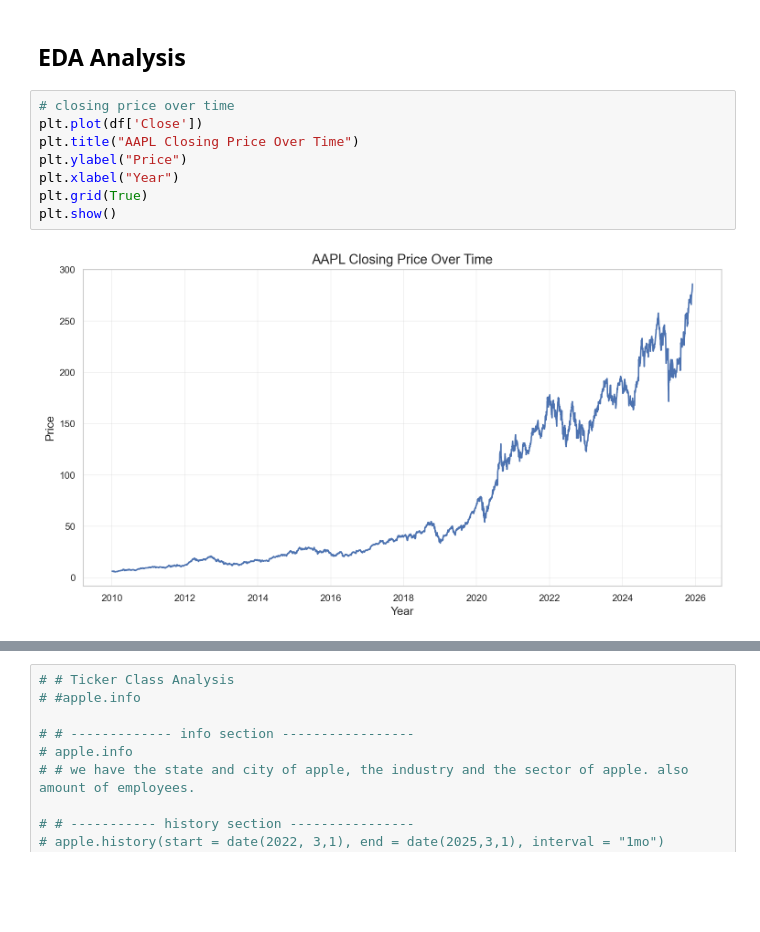
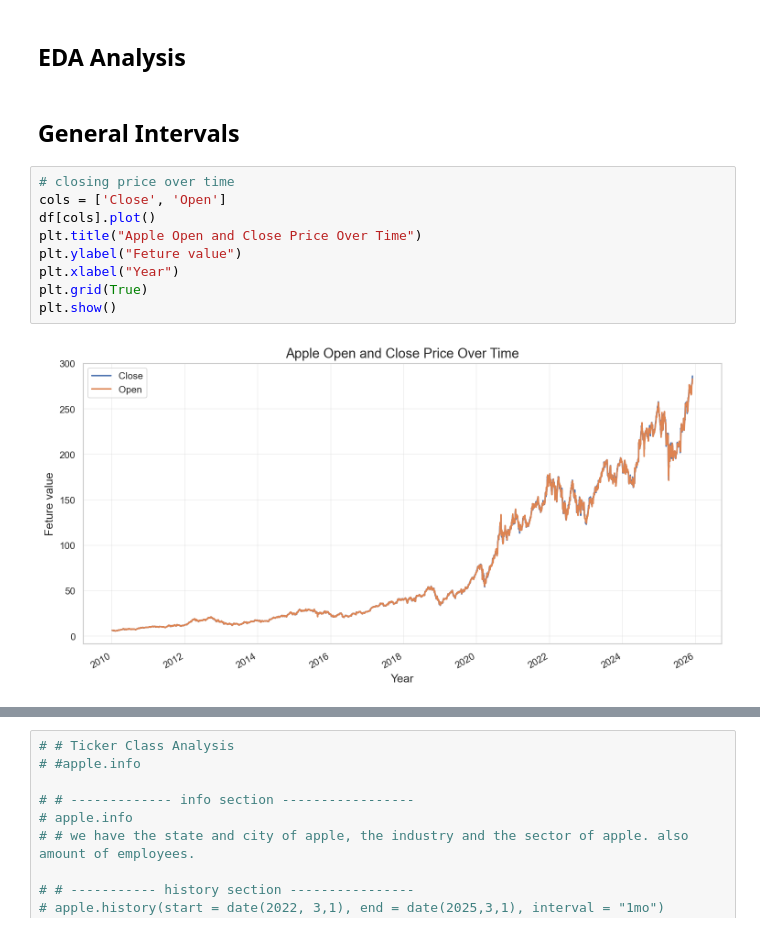
Before and after one commit to itaymutzafi/data-science-project, a Jupyter notebook: Final_Project_Report.ipynb, the cells around one changed output, grey strips where cells are left out. Cells and saved outputs as stored; diff of their text form; blank space fills up the shorter version.

Commit message:
add more plots to the EDA, solve bug in the init and loader, and update validate schema

```diff
--- a/Final_Project_Report.ipynb
+++ b/Final_Project_Report.ipynb
@@ -197,12 +196,15 @@ memory usage: 250.2 KB
 # %% [markdown]
 ## EDA Analysis
+# %% [markdown]
+## General Intervals
 # %%
 # closing price over time
-plt.plot(df['Close'])
-plt.title("AAPL Closing Price Over Time")
-plt.ylabel("Price")
+cols = ['Close', 'Open']
+df[cols].plot()
+plt.title("Apple Open and Close Price Over Time")
+plt.ylabel("Feture value")
 plt.xlabel("Year")
 plt.grid(True)
 plt.show()
 # %% [output]
-[figure, old version]
+[figure, new version]
```
Also changed, not shown: parts of 40 cells of this notebook, 3 other files.
